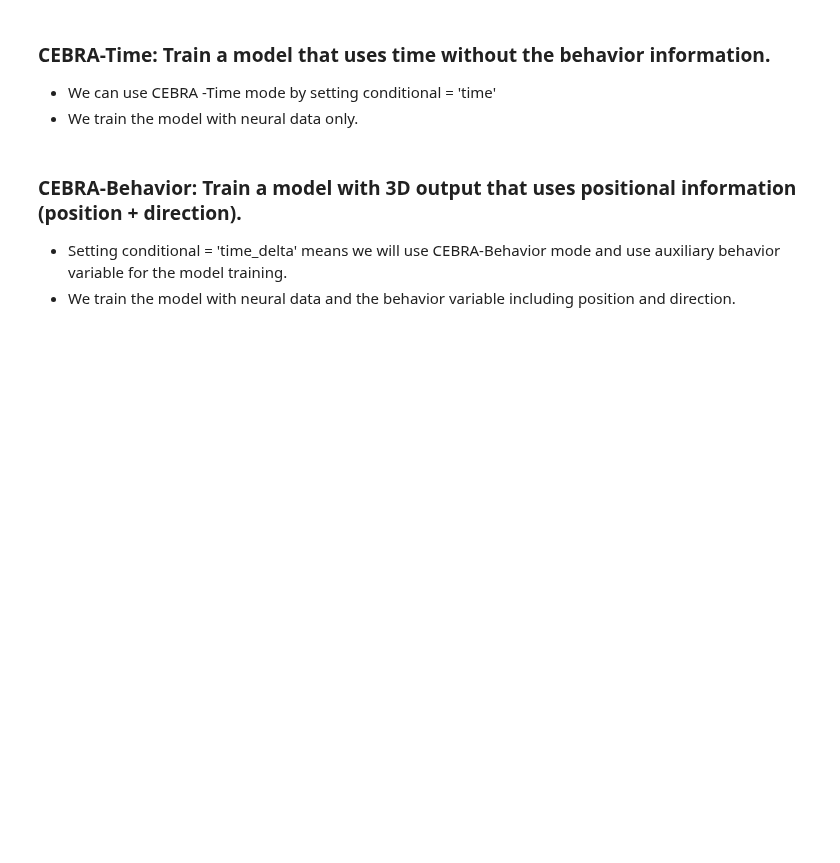
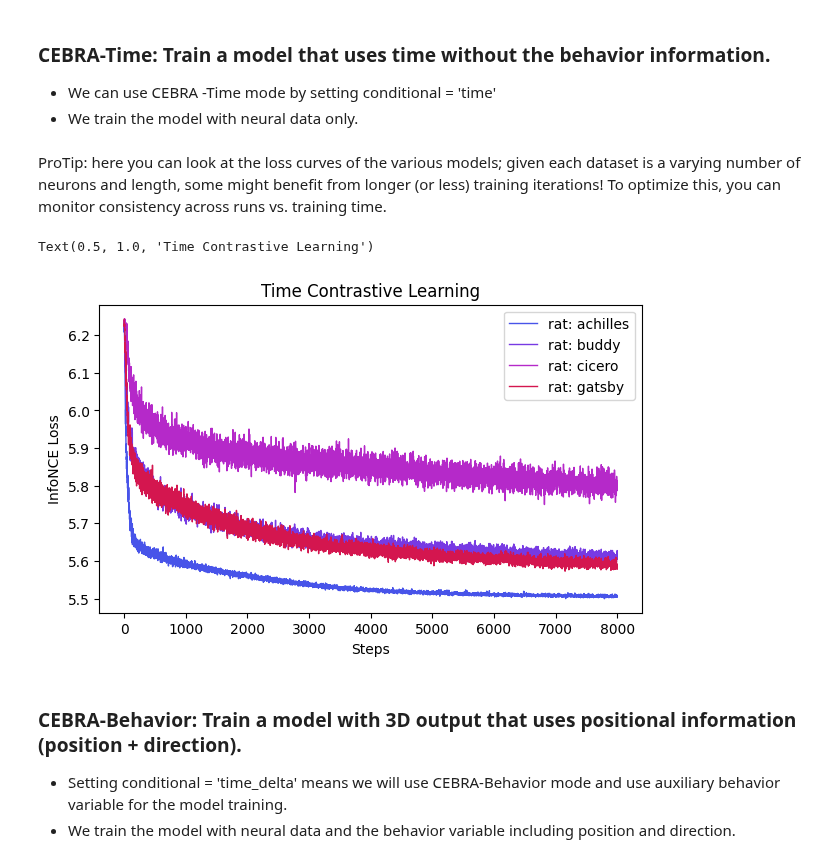
Before and after one commit to AdaptiveMotorControlLab/CEBRA-demos, a Jupyter notebook: Demo_consistency.ipynb, the cells around one changed output. Cells and saved outputs as stored; diff of their text form; code cells hidden in the pictures; blank space fills up the shorter version.

```diff
--- a/Demo_consistency.ipynb
+++ b/Demo_consistency.ipynb
@@ -69,7 +70,9 @@ max_iterations = 15000 #default is 5000.
 - We can use CEBRA -Time mode by setting conditional = 'time'
 - We train the model with neural data only.
 # %%
-for mouse in list(hippocampus_pos.keys()):
+time_models, time_labels = [], []
+
+for rat in list(hippocampus_pos.keys()):
 
     cebra_time3_model = CEBRA(model_architecture='offset10-model',
                             batch_size=512,
@@ -83,8 +86,18 @@ for mouse in list(hippocampus_pos.keys()):
                             verbose=True,
                             time_offsets=10)
 
-    cebra_time3_model.fit(hippocampus_pos[mouse].neural)
-    cebra_time3_model.save(f"cebra_time3_model_{mouse}.pt")
+    cebra_time3_model.fit(hippocampus_pos[rat].neural)
+    time_models.append(cebra_time3_model)
+    time_labels.append(f"rat: {rat}")
+    cebra_time3_model.save(f"cebra_time3_model_{rat}.pt")
+# %% [markdown]
+ProTip: here you can look at the loss curves of the various models; given each dataset is a varying number of neurons and length, some might benefit from longer (or less) training iterations! To optimize this, you can monitor consistency across runs vs. training time.
+# %%
+ax = cebra.compare_models(time_models, time_labels)
+ax.set_title("Time Contrastive Learning")
+# %% [output]
+Text(0.5, 1.0, 'Time Contrastive Learning')
+[figure, added]
 # %% [markdown]
 ### CEBRA-Behavior: Train a model with 3D output that uses positional information (position + direction).
 - Setting conditional = 'time_delta' means we will use CEBRA-Behavior mode and use auxiliary behavior variable for the model training.
```
Also changed, not shown: parts of 10 cells of this notebook, 2 other files.
